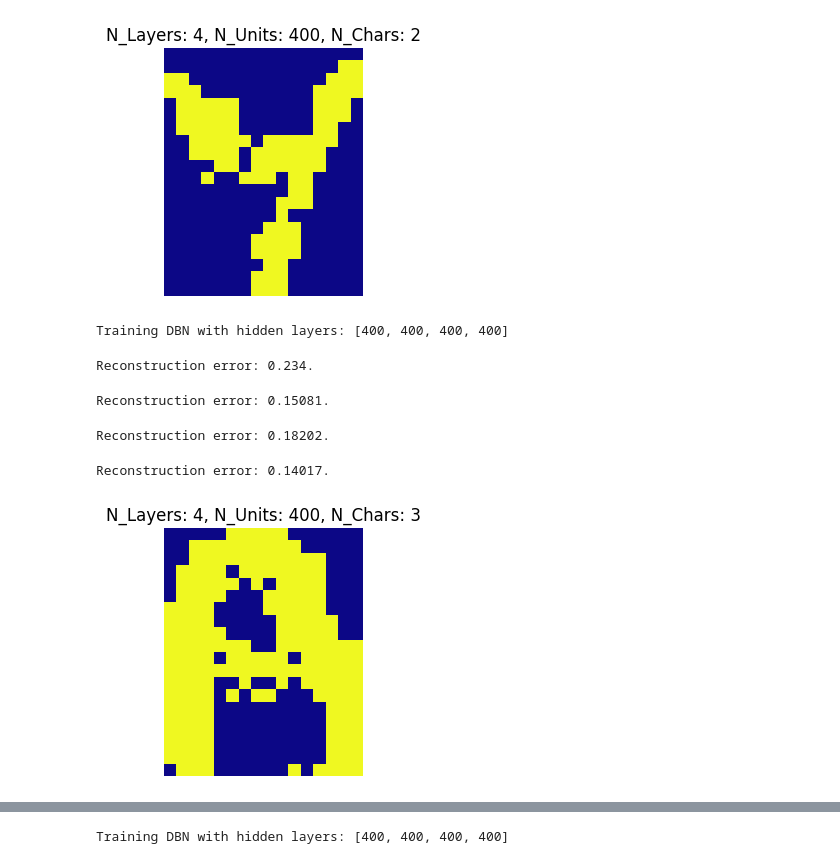
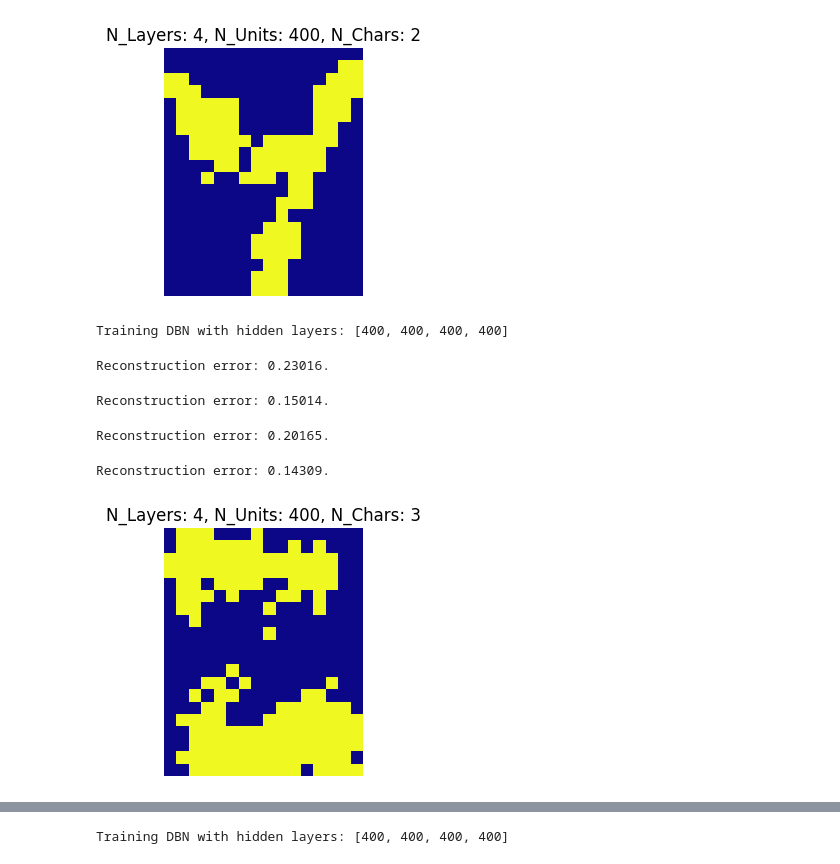
Before and after one commit to Yedson54/DeepLearning2-Project-M2DS, a Jupyter notebook: notebook/experiments_ALPHA_DIGITS.ipynb, the cells around one changed output, grey strips where cells are left out. Drawn from its saved outputs; the diff is of its cells as text; code cells hidden in the pictures.

```diff
--- a/notebook/experiments_ALPHA_DIGITS.ipynb
+++ b/notebook/experiments_ALPHA_DIGITS.ipynb
@@ -896,14 +896,14 @@ Reconstruction error: 0.12466.
 # %%
 # Exemple d'utilisation avec des configurations générées
 configurations = generate_symmetric_configurations(min_layers = 4, max_layers = 4, min_neurons = 400, max_neurons = 400, step_neurons = 100)
-run_experiment(configurations, n_epochs=1000, characters=['Y', 'A', 'B'])
+run_experiment(configurations, n_epochs=1000, characters=['Y', 'U', 'Z'])
 # %% [output]
 Training DBN with hidden layers: [400, 400, 400, 400]
-Reconstruction error: 0.234.
+Reconstruction error: 0.23016.
-Reconstruction error: 0.15081.
+Reconstruction error: 0.15014.
-Reconstruction error: 0.18202.
+Reconstruction error: 0.20165.
-Reconstruction error: 0.14017.
+Reconstruction error: 0.14309.
-[figure, old version]
+[figure, new version]
 # %%
 # Exemple d'utilisation avec des configurations générées
 configurations = generate_symmetric_configurations(min_layers = 4, max_layers = 4, min_neurons = 400, max_neurons = 400, step_neurons = 100)
```
Also changed, not shown: parts of 1 cell of this notebook, 3 other files.
